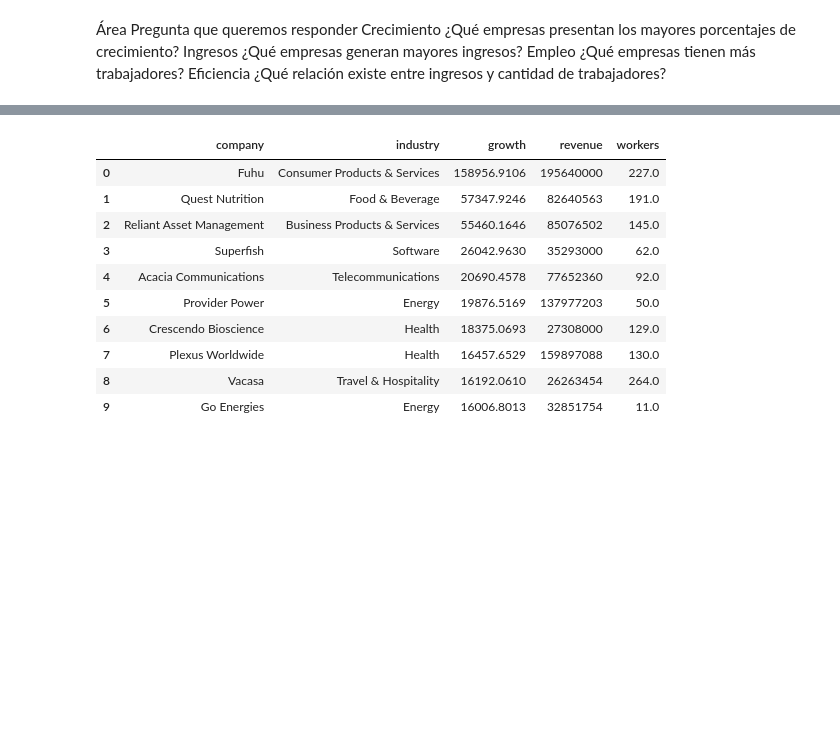
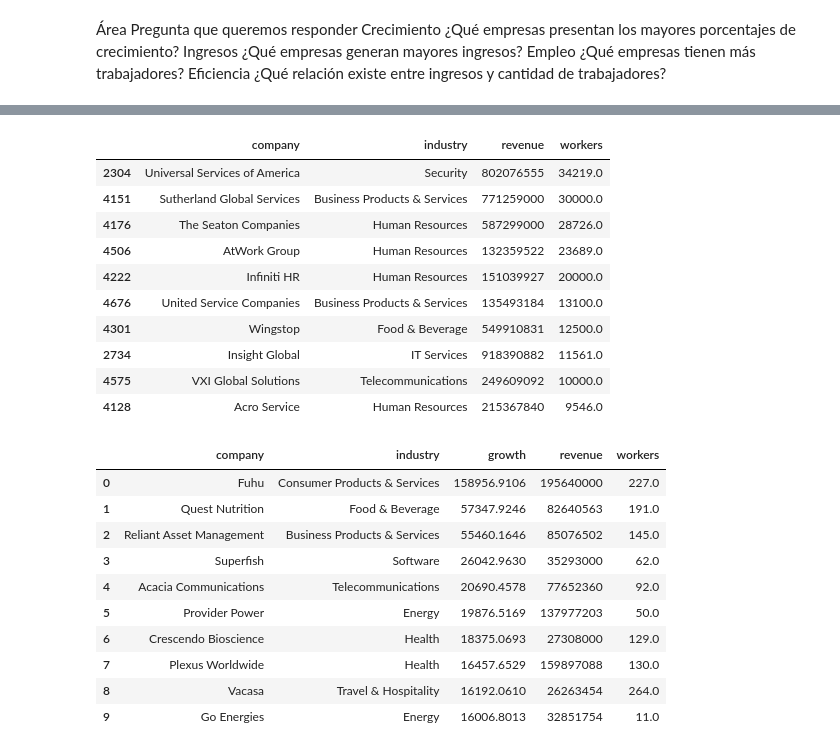
Before and after one commit to Emerson-SM/US_Business_Growth_Industry_Analysis, a Jupyter notebook: notebooks/03_business_analysis.ipynb, the cells around one changed output, grey strips where cells are left out. Cells and saved outputs as stored; diff of their text form; code cells hidden in the pictures; blank space fills up the shorter version.

```diff
--- a/notebooks/03_business_analysis.ipynb
+++ b/notebooks/03_business_analysis.ipynb
@@ -38 +58,20 @@ Eficiencia	   ¿Qué relación existe entre ingresos y cantidad de trabajadores?
+# %%
+#Empleo: ¿Qué empresas tienen más trabajadores?
+most_workers = df.nlargest(10, 'workers') [
+    ['company', 'industry', 'revenue', 'workers']
+].sort_values('workers', ascending=False)
+
+most_workers
+# %% [output]
+|  | company | industry | revenue | workers |
+| 2304 | Universal Services of America | Security | 802076555 | 34219.0 |
+| 4151 | Sutherland Global Services | Business Products & Services | 771259000 | 30000.0 |
+| 4176 | The Seaton Companies | Human Resources | 587299000 | 28726.0 |
+| 4506 | AtWork Group | Human Resources | 132359522 | 23689.0 |
+| 4222 | Infiniti HR | Human Resources | 151039927 | 20000.0 |
+| 4676 | United Service Companies | Business Products & Services | 135493184 | 13100.0 |
+| 4301 | Wingstop | Food & Beverage | 549910831 | 12500.0 |
+| 2734 | Insight Global | IT Services | 918390882 | 11561.0 |
+| 4575 | VXI Global Solutions | Telecommunications | 249609092 | 10000.0 |
+| 4128 | Acro Service | Human Resources | 215367840 | 9546.0 |
 # %%
```
Also changed, not shown: parts of 7 cells of this notebook.
